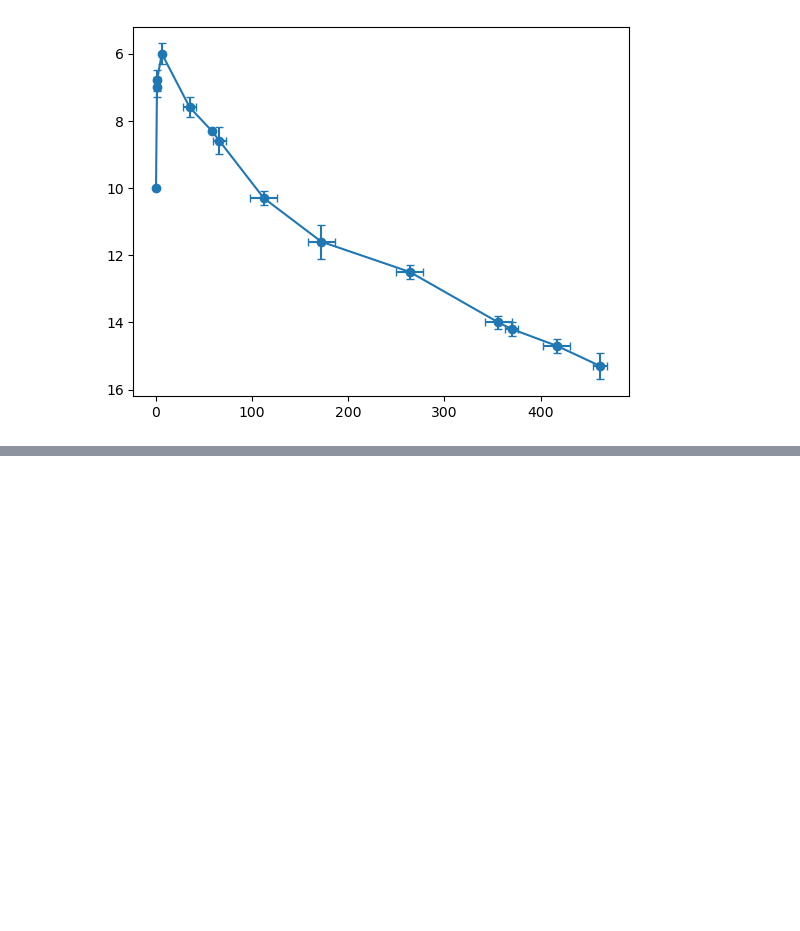
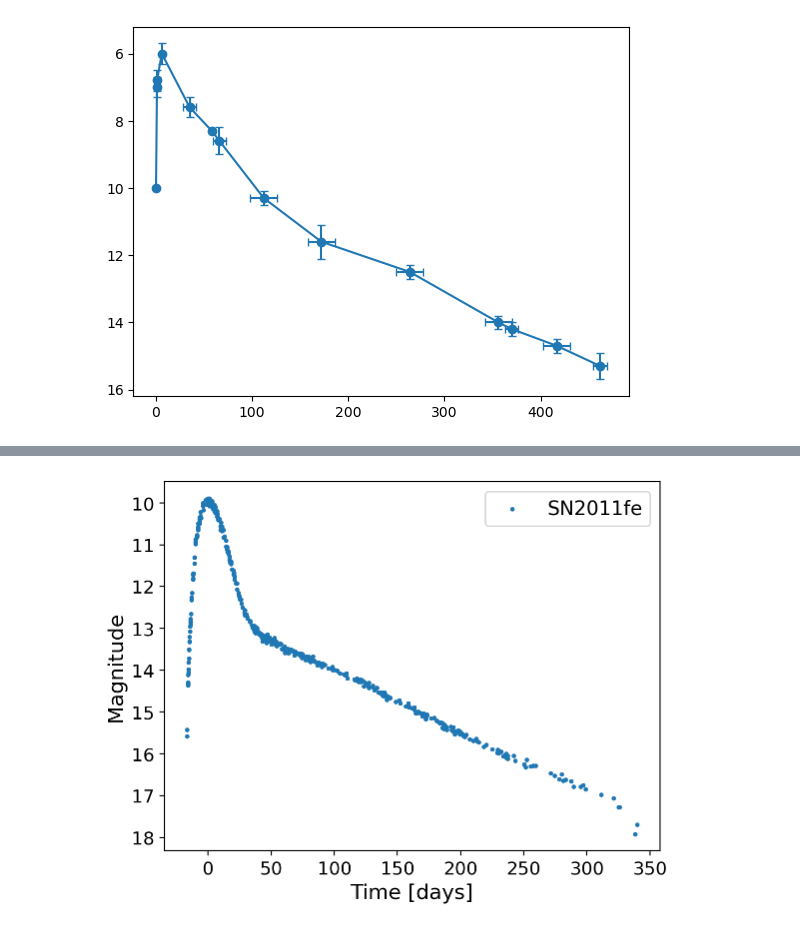
Before and after one commit to taceroc/LE_inj, a Jupyter notebook: Simulate_a_very_fake_SN.ipynb, the cells around one changed output, grey strips where cells are left out. Saved outputs shown, nothing was run; the diff lists cells and outputs as text; code cells hidden in the pictures; blank space fills up the shorter version.

```diff
--- a/Simulate_a_very_fake_SN.ipynb
+++ b/Simulate_a_very_fake_SN.ipynb
@@ -101,3 +100,15 @@ ax.errorbar(x=dates, y=MV, xerr=dates_err, yerr=MV_err, marker='o', capsize=3)
 ax.invert_yaxis()
 # %% [output]
 [figure]
+# %%
+# print(os.getcwd())
+import pandas as pd
+file_path = "lightecho_modeling_oop/OOP/LC_sn2011fe.csv"
+lc_sn2011fe = pd.read_csv(file_path)
+
+lc = {}
+lc['mag'] = lc_sn2011fe['mag'].values - 5
+lc['time'] = ((lc_sn2011fe['time'].values) - lc_sn2011fe['time'].min() )
+
+
+lc['time'] = lc['time'] - lc['time'][lc['mag'] == lc['mag'].min()]
@@ -103,0 +135,13 @@ ax.invert_yaxis()
+# %%
+fig, ax = plt.subplots()
+# ax.scatter(lc['time'], lc['mag'], s=5, label='brighter SN2011fe')
+ax.scatter(lc['time'], lc['mag']+5, s=5, label='SN2011fe')
+plt.legend(fontsize=14)
+ax.invert_yaxis()
+ax.set_xlabel('Time [days]', fontsize=15)
+ax.set_ylabel('Magnitude', fontsize=15)
+plt.xticks(fontsize=13)
+plt.yticks(fontsize=13)
+plt.show()
+# %% [output]
+[figure, added]
```
Also changed, not shown: parts of 2 cells of this notebook, 11 other files.
